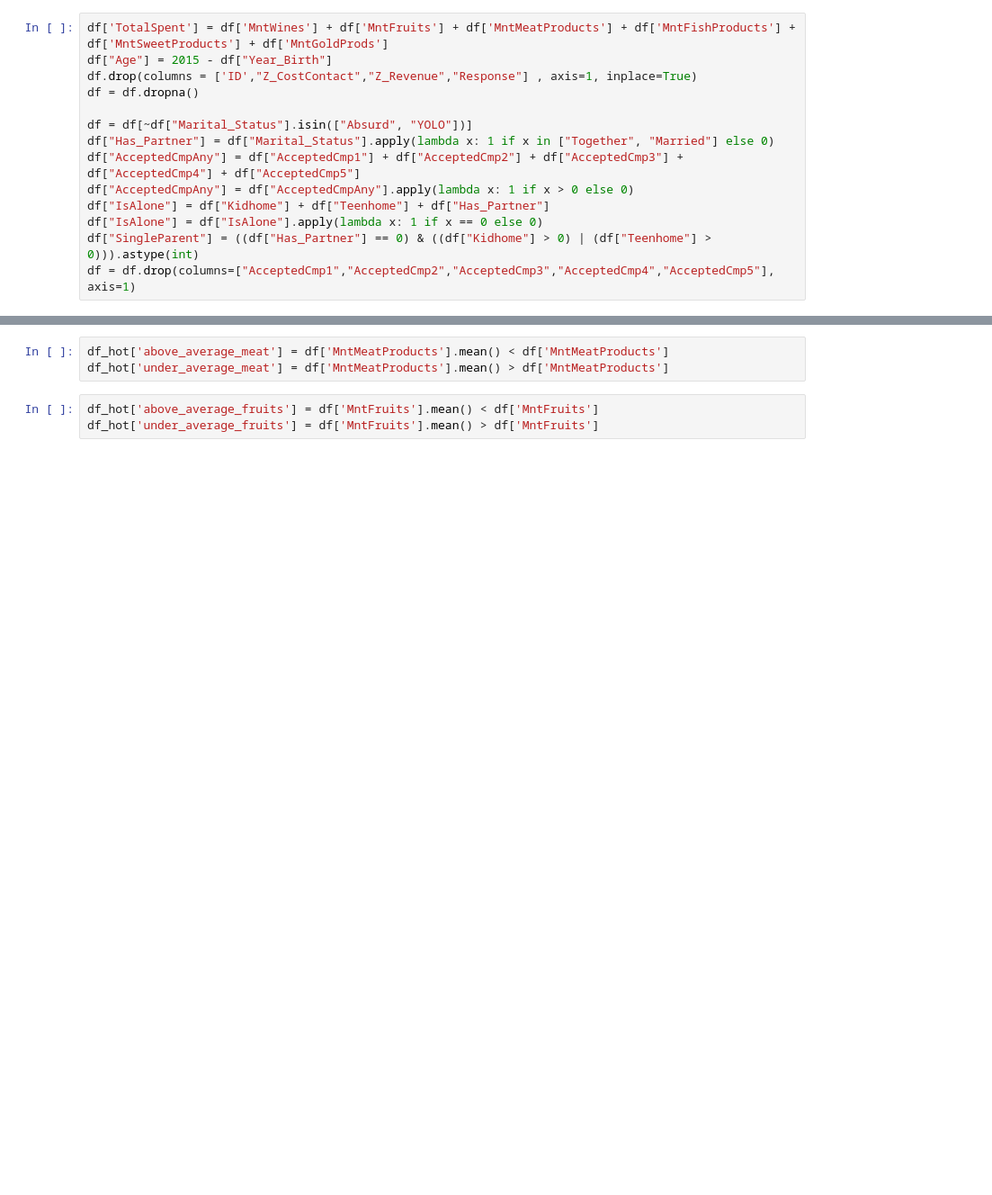
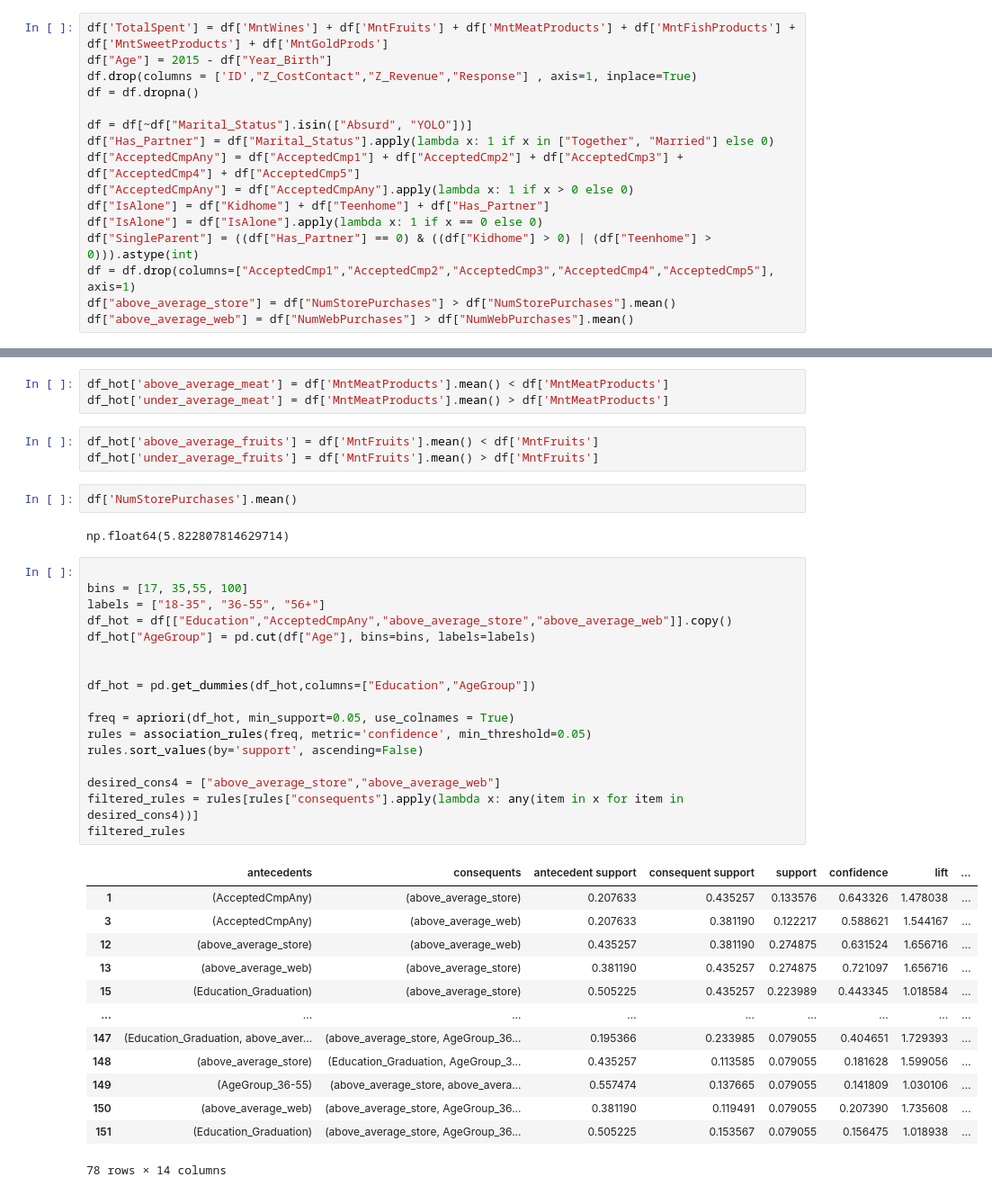
Before and after one commit to joojaa7/dataK-koneO, a Jupyter notebook: Project/project.ipynb, the cells around one changed output, grey strips where cells are left out. Shown at 90% size. Cells and saved outputs as stored; diff of their text form; blank space fills up the shorter version.

```diff
--- a/Project/project.ipynb
+++ b/Project/project.ipynb
@@ -97,6 +98,8 @@ df["IsAlone"] = df["Kidhome"] + df["Teenhome"] + df["Has_Partner"]
 df["IsAlone"] = df["IsAlone"].apply(lambda x: 1 if x == 0 else 0)
 df["SingleParent"] = ((df["Has_Partner"] == 0) & ((df["Kidhome"] > 0) | (df["Teenhome"] > 0))).astype(int)
 df = df.drop(columns=["AcceptedCmp1","AcceptedCmp2","AcceptedCmp3","AcceptedCmp4","AcceptedCmp5"], axis=1)
+df["above_average_store"] = df["NumStorePurchases"] > df["NumStorePurchases"].mean()
+df["above_average_web"] = df["NumWebPurchases"] > df["NumWebPurchases"].mean()
 # %% [markdown]
 df["SingleParent"] = ((df["Has_Partner"] == 0) & ((df["Kidhome"] > 0) | (df["Teenhome"] > 0))).astype(int)
 # %% [markdown]
@@ -599,3 +602,38 @@ df_hot['under_average_meat'] = df['MntMeatProducts'].mean() > df['MntMeatProduct
 # %%
 df_hot['above_average_fruits'] = df['MntFruits'].mean() < df['MntFruits']
 df_hot['under_average_fruits'] = df['MntFruits'].mean() > df['MntFruits']
+# %%
+df['NumStorePurchases'].mean()
+# %% [output]
+np.float64(5.822807814629714)
+# %%
+
+bins = [17, 35,55, 100]
+labels = ["18-35", "36-55", "56+"]
+df_hot = df[["Education","AcceptedCmpAny","above_average_store","above_average_web"]].copy()
+df_hot["AgeGroup"] = pd.cut(df["Age"], bins=bins, labels=labels)
+
+
+df_hot = pd.get_dummies(df_hot,columns=["Education","AgeGroup"])
+
+freq = apriori(df_hot, min_support=0.05, use_colnames = True)
+rules = association_rules(freq, metric='confidence', min_threshold=0.05)
+rules.sort_values(by='support', ascending=False)
+
+desired_cons4 = ["above_average_store","above_average_web"]
+filtered_rules = rules[rules["consequents"].apply(lambda x: any(item in x for item in desired_cons4))]
+filtered_rules
+# %% [output]
+|  | antecedents | consequents | antecedent support | consequent support | support | confidence | lift | ... |
+| 1 | (AcceptedCmpAny) | (above_average_store) | 0.207633 | 0.435257 | 0.133576 | 0.643326 | 1.478038 | ... |
+| 3 | (AcceptedCmpAny) | (above_average_web) | 0.207633 | 0.381190 | 0.122217 | 0.588621 | 1.544167 | ... |
+| 12 | (above_average_store) | (above_average_web) | 0.435257 | 0.381190 | 0.274875 | 0.631524 | 1.656716 | ... |
+| 13 | (above_average_web) | (above_average_store) | 0.381190 | 0.435257 | 0.274875 | 0.721097 | 1.656716 | ... |
+| 15 | (Education_Graduation) | (above_average_store) | 0.505225 | 0.435257 | 0.223989 | 0.443345 | 1.018584 | ... |
+| ... | ... | ... | ... | ... | ... | ... | ... | ... |
+| 147 | (Education_Graduation, above_aver... | (above_average_store, AgeGroup_36... | 0.195366 | 0.233985 | 0.079055 | 0.404651 | 1.729393 | ... |
+| 148 | (above_average_store) | (Education_Graduation, AgeGroup_3... | 0.435257 | 0.113585 | 0.079055 | 0.181628 | 1.599056 | ... |
+| 149 | (AgeGroup_36-55) | (above_average_store, above_avera... | 0.557474 | 0.137665 | 0.079055 | 0.141809 | 1.030106 | ... |
+| 150 | (above_average_web) | (above_average_store, AgeGroup_36... | 0.381190 | 0.119491 | 0.079055 | 0.207390 | 1.735608 | ... |
+| 151 | (Education_Graduation) | (above_average_store, AgeGroup_36... | 0.505225 | 0.153567 | 0.079055 | 0.156475 | 1.018938 | ... |
+78 rows × 14 columns
```
Also changed, not shown: parts of 7 cells of this notebook.
